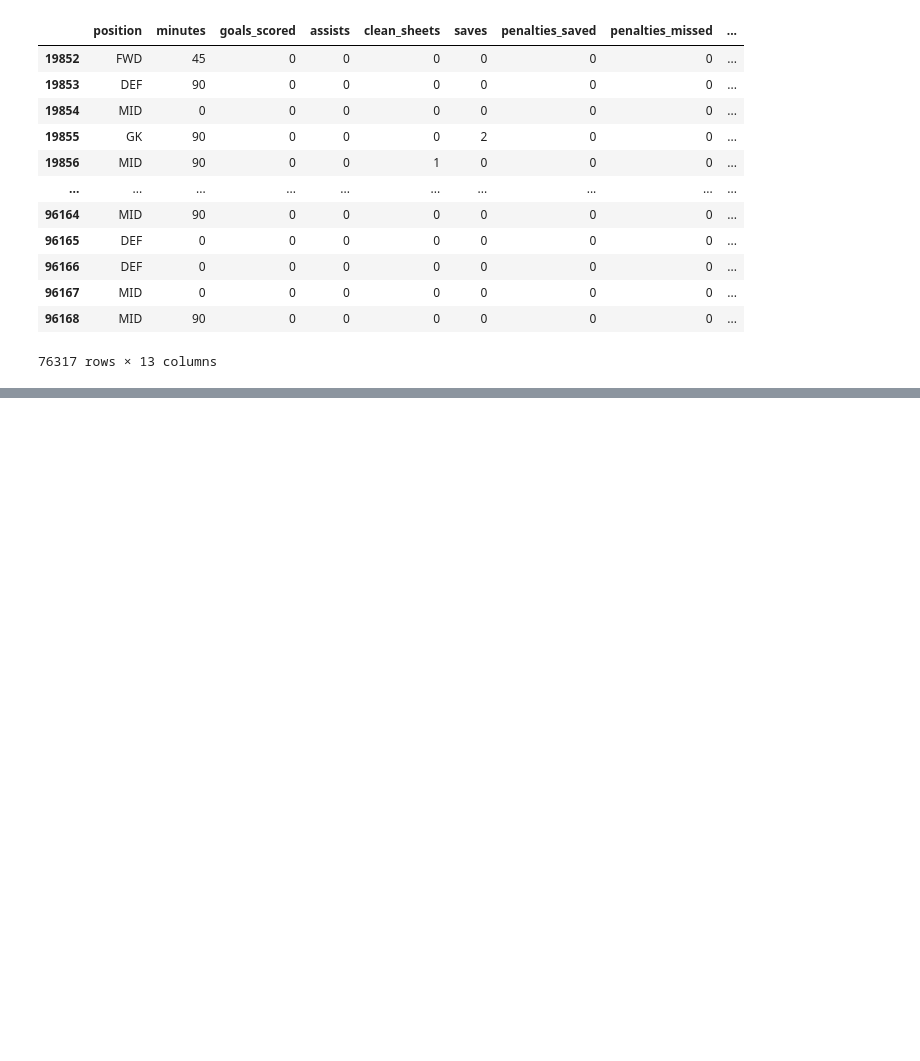
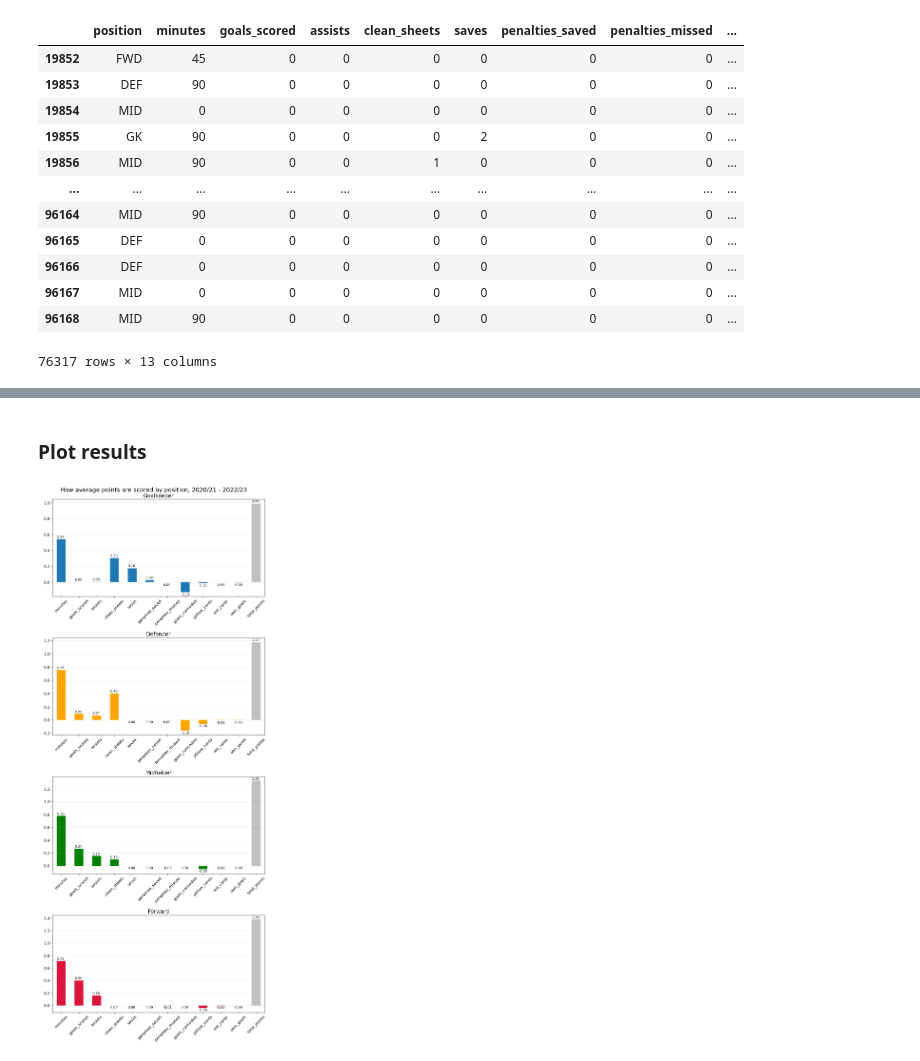
Before and after one commit to cooke99/PL-Analysis, a Jupyter notebook: Points_Distribution_2020_21_to_2022_23.ipynb, the cells around one changed output, grey strips where cells are left out. Drawn from its saved outputs; the diff is of its cells as text; code cells hidden in the pictures; blank space fills up the shorter version.

Commit message:
Completed analysis on how points are scored by position

```diff
--- a/Points_Distribution_2020_21_to_2022_23.ipynb
+++ b/Points_Distribution_2020_21_to_2022_23.ipynb
@@ -366,0 +296,6 @@ ax.grid(axis='y', alpha = 0.3)
+# %%
+DEF_points_data = points_data.loc[points_data.position == 'DEF',:]
+DEF_points_data.drop(columns = 'position', inplace = True)
+DEF_points_data = convert_points('DEF', DEF_points_data)
+DEF_mean_points_data = DEF_points_data.mean(axis=0)
+DEF_mean_points_data
@@ -366,0 +322,6 @@ ax.grid(axis='y', alpha = 0.3)
+# %%
+MID_points_data = points_data.loc[points_data.position == 'MID',:]
+MID_points_data.drop(columns = 'position', inplace = True)
+MID_points_data = convert_points('MID', MID_points_data)
+MID_mean_points_data = MID_points_data.mean(axis=0)
+MID_mean_points_data
@@ -366,0 +348,6 @@ ax.grid(axis='y', alpha = 0.3)
+# %%
+FWD_points_data = points_data.loc[points_data.position == 'FWD',:]
+FWD_points_data.drop(columns = 'position', inplace = True)
+FWD_points_data = convert_points('FWD', FWD_points_data)
+FWD_mean_points_data = FWD_points_data.mean(axis=0)
+FWD_mean_points_data
@@ -366,0 +372,48 @@ ax.grid(axis='y', alpha = 0.3)
+# %% [markdown]
+### Plot results
+# %%
+title_font = 18
+axis_title_font = 16
+legend_font = 14
+axis_label_font = 14
+axis_tick_font = 12
+
+fig, ax = plt.subplots(nrows = 4, ncols = 1, figsize = (10,24))
+
+GK_mean_points_data.plot.bar(figure = fig, ax = ax[0], color = ['C0']*11 + ['silver'])
+ax[0].set_title('Goalkeeper', fontsize = axis_title_font)
+ax[0].grid(axis='y', alpha = 0.3)
+ax[0].set_xticklabels(ax[0].get_xticklabels(), fontsize = axis_tick_font, rotation = 45)
+ax[0].set_yticklabels(ax[0].get_yticklabels(), fontsize = axis_tick_font)
+for i, v in enumerate(GK_mean_points_data.values):
+    ax[0].text(i-0.24, v+0.02 if v > 0 else v-0.045, f'{v:.2f}')
+
+DEF_mean_points_data.plot.bar(figure = fig, ax = ax[1], color = ['orange']*11 + ['silver'])
+ax[1].set_title('Defender', fontsize = axis_title_font)
+ax[1].grid(axis='y', alpha = 0.3)
+ax[1].set_xticklabels(ax[1].get_xticklabels(), fontsize = axis_tick_font, rotation = 45)
+ax[1].set_yticklabels(ax[1].get_yticklabels(), fontsize = axis_tick_font)
+for i, v in enumerate(DEF_mean_points_data.values):
+    ax[1].text(i-0.24, v+0.02 if v > 0 else v-0.045, f'{v:.2f}')
+
+MID_mean_points_data.plot.bar(figure = fig, ax = ax[2], color=['g']*11 + ['silver'])
+ax[2].set_title('Midfielder', fontsize = axis_title_font)
+ax[2].grid(axis='y', alpha = 0.3)
+ax[2].set_xticklabels(ax[2].get_xticklabels(), fontsize = axis_tick_font, rotation = 45)
+ax[2].set_yticklabels(ax[2].get_yticklabels(), fontsize = axis_tick_font)
+for i, v in enumerate(MID_mean_points_data.values):
+    ax[2].text(i-0.24, v+0.02 if v > 0 else v-0.045, f'{v:.2f}')
+
+FWD_mean_points_data.plot.bar(figure = fig, ax = ax[3], color=['crimson']*11 + ['silver'])
+ax[3].set_title('Forward', fontsize = axis_title_font)
+ax[3].grid(axis='y', alpha = 0.3)
+ax[3].set_xticklabels(ax[3].get_xticklabels(), fontsize = axis_tick_font, rotation = 45)
+ax[3].set_yticklabels(ax[3].get_yticklabels(), fontsize = axis_tick_font)
+for i, v in enumerate(FWD_mean_points_data.values):
+    ax[3].text(i-0.24, v+0.02 if v > 0 else v-0.045, f'{v:.2f}')
+
+fig.suptitle('How average points are scored by position, 2020/21 - 2022/23', fontsize = title_font)
+fig.tight_layout(pad=1.75)
+plt.savefig('How_points_are_scored_per_position.png')
+# %% [output]
+[figure, added]
```
Also changed, not shown: parts of 13 cells of this notebook.
